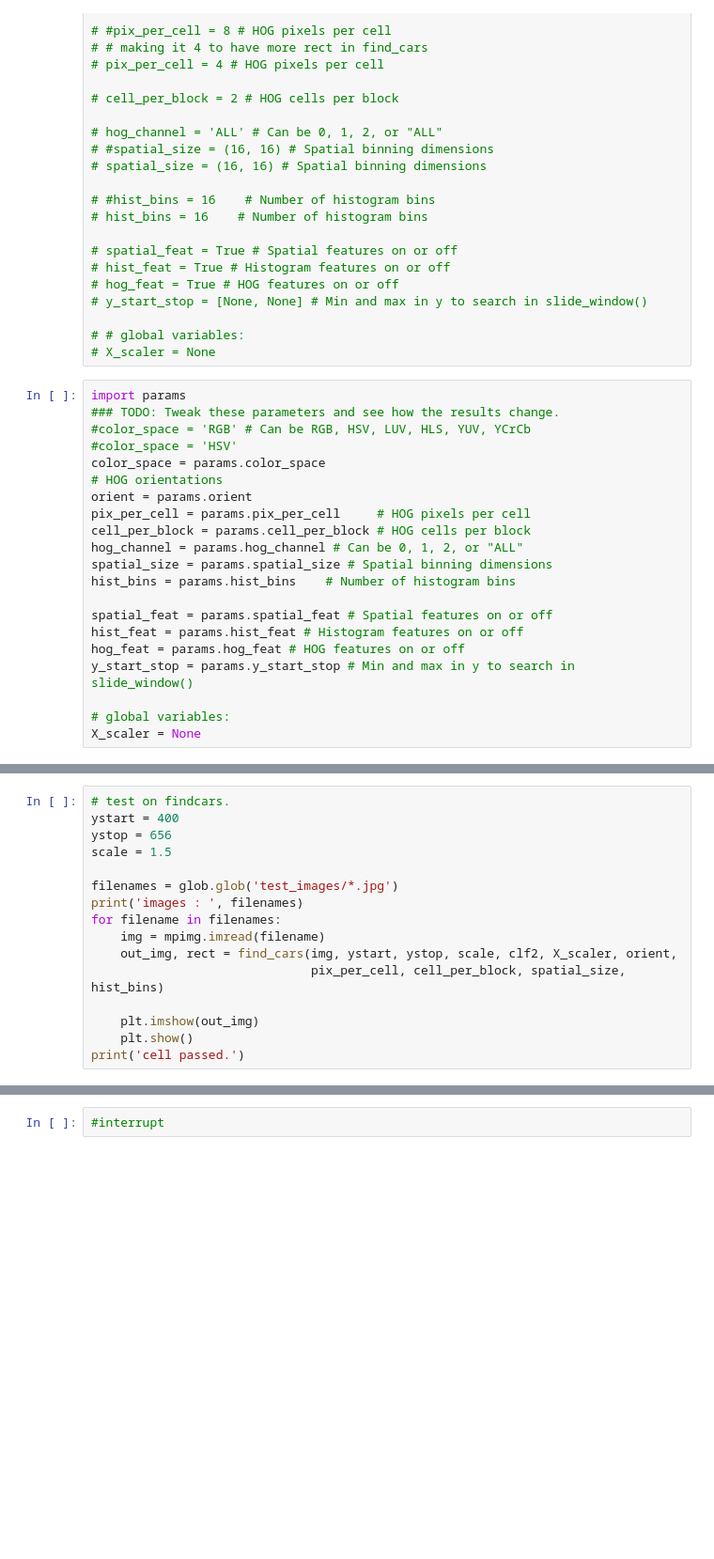
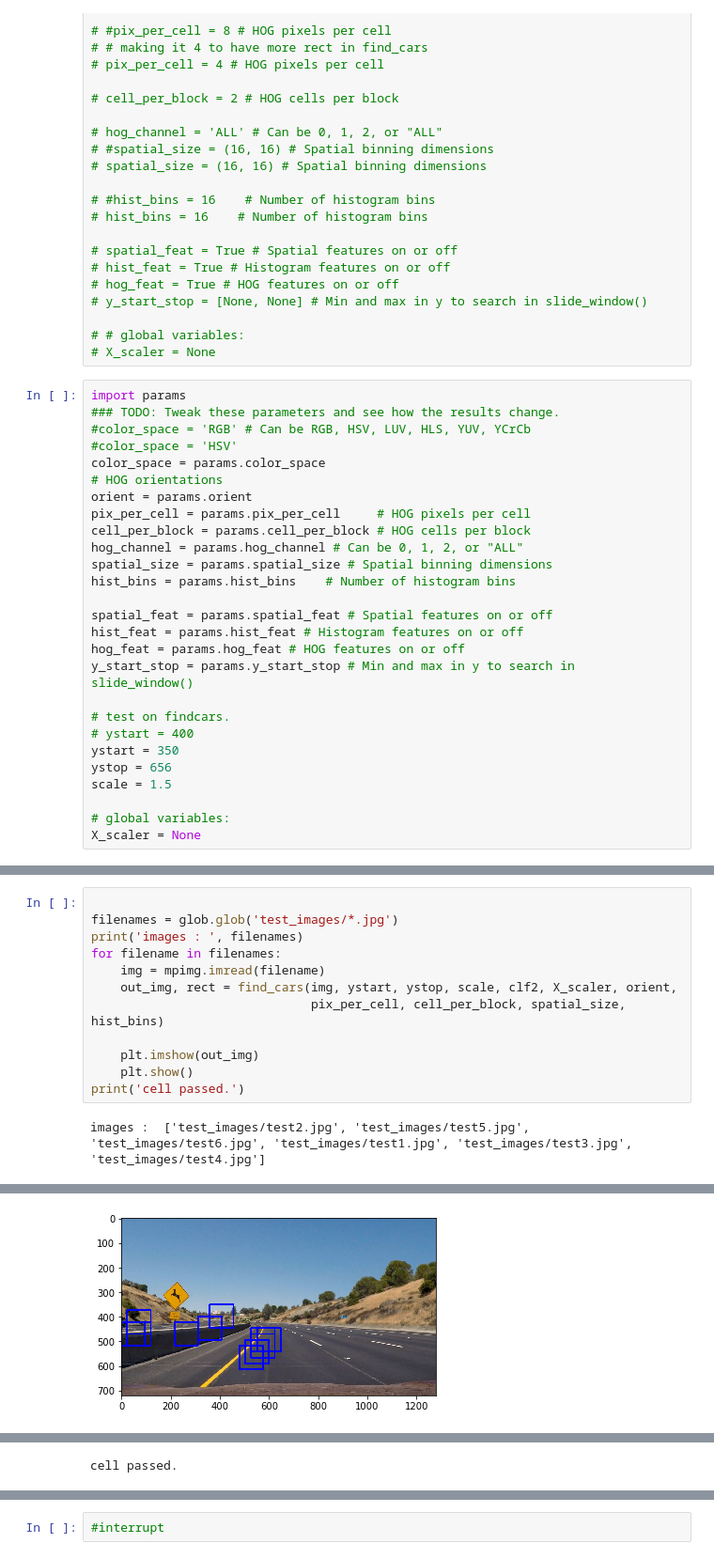
Before and after one commit to sunpochin/carnd-vehicle-detection-p5, a Jupyter notebook: pipeline-veh-detect.ipynb, the cells around one changed output, grey strips where cells are left out. Shown at 94% size. Drawn from its saved outputs; the diff is of its cells as text; blank space fills up the shorter version.

```diff
--- a/pipeline-veh-detect.ipynb
+++ b/pipeline-veh-detect.ipynb
@@ -57,6 +59,12 @@ hist_feat = params.hist_feat # Histogram features on or off
 hog_feat = params.hog_feat # HOG features on or off
 y_start_stop = params.y_start_stop # Min and max in y to search in slide_window()
 
+# test on findcars.
+# ystart = 400
+ystart = 350
+ystop = 656
+scale = 1.5
+
 # global variables:
 X_scaler = None
 # %%
@@ -130,8 +170,4 @@ print('cell passed.')
 # %%
-# test on findcars.
-ystart = 400
-ystop = 656
-scale = 1.5
 
 filenames = glob.glob('test_images/*.jpg')
 print('images : ', filenames)
@@ -143,3 +179,5 @@ for filename in filenames:
     plt.imshow(out_img)
     plt.show()
 print('cell passed.')
+# %% [output]
+images :  ['test_images/test2.jpg', 'test_images/test5.jpg', 'test_images/test6.jpg', 'test_images/test1.jpg', 'test_images/test3.jpg', 'test_images/test4.jpg']
@@ -145,0 +186 @@ print('cell passed.')
+[figure, added]
@@ -146,3 +192,4 @@ print('cell passed.')
+cell passed.
 # %%
 # testing on def makeheatmap.
 filenames = glob.glob('test_images/*.jpg')
```
Also changed, not shown: parts of 6 cells of this notebook, 5 other files.
